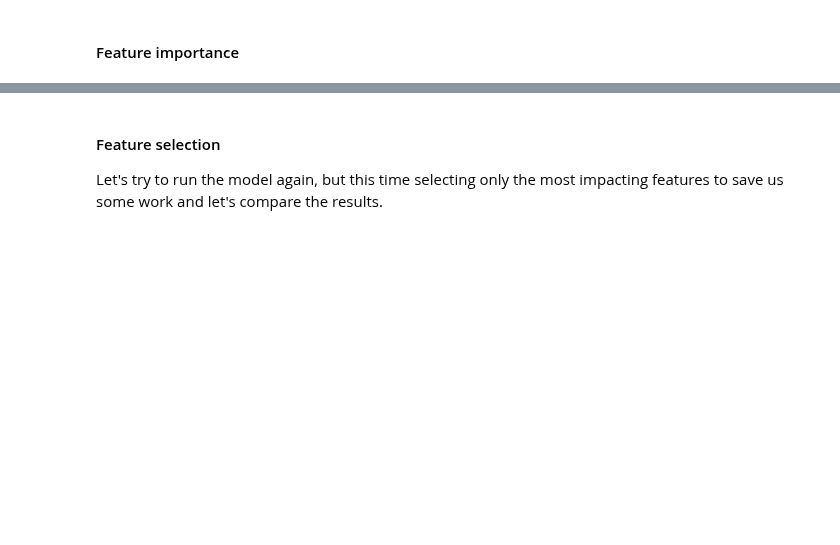
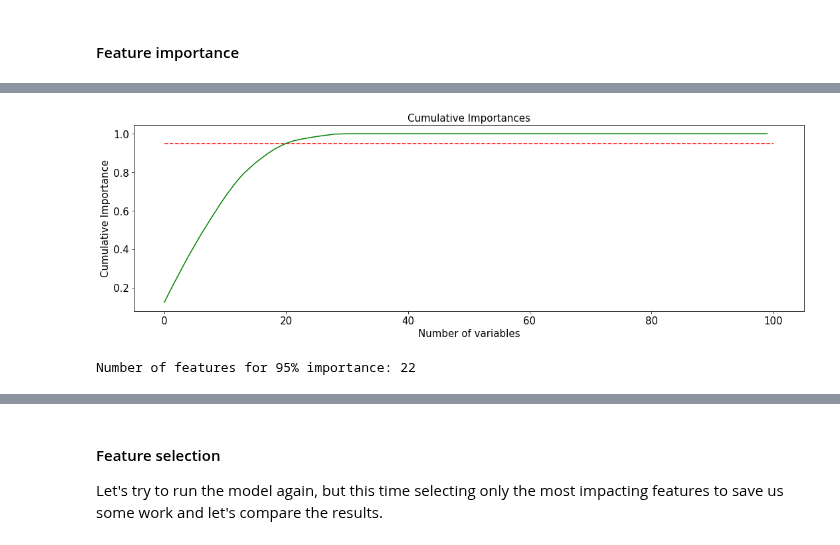
Before and after one commit to JulesTriomphe/dsip, a Jupyter notebook: Project/01_Grid_Search.ipynb, the cells around one changed output, grey strips where cells are left out. Cells and saved outputs as stored; diff of their text form; code cells hidden in the pictures; blank space fills up the shorter version.

```diff
--- a/Project/01_Grid_Search.ipynb
+++ b/Project/01_Grid_Search.ipynb
@@ -51,11 +54,11 @@ def pp_rf(test_size):
     list_of_files = glob.glob('50_by_100/Full*.csv') # * means all if need specific format then *.csv
     latest_file = max(list_of_files, key=os.path.getctime)
 
-    print(latest_file)
+    print('Latest file : ', latest_file)
 
     df_raw = pd.read_csv(latest_file, index_col=0)
-    df_raw.sort_index(inplace = True, ascending = True)
-    df_raw.sort_index(inplace = True, axis = 1)
+    #df_raw.sort_index(inplace = True, ascending = True)
+    #df_raw.sort_index(inplace = True, axis = 1)
 
     y = df_raw.COVID.copy()
     X = df_raw.drop(columns = ['COVID']).copy()
@@ -88 +96,27 @@ def plot_importance(feature_importance_sorted, n, type_of_search):
+# %%
+def plot_cumulative(feature_importance_sorted, type_of_search):
+    sorted_importances = [importance[1] for importance in feature_importance_sorted]
+    sorted_features = [importance[0] for importance in feature_importance_sorted]
+    x_values = list(range(len(feature_importance_sorted)))
+
+    cumulative_importances = np.cumsum(sorted_importances)
+
+    plt.figure(figsize=(15,5))
+    plt.plot(x_values, cumulative_importances, 'g-')
+    plt.hlines(y = 0.95, xmin=0, xmax=len(sorted_importances), color = 'r', linestyles = 'dashed')
+    plt.xlabel('Number of variables', fontsize = 15)
+    plt.ylabel('Cumulative Importance', fontsize = 15)
+    plt.title('Cumulative Importances', fontsize = 15)
+
+    plt.xticks(fontsize = 15)
+    plt.yticks(fontsize = 15)
+
+    plt.tight_layout()
+    plt.savefig('Cumulative importance '+type_of_search+'.png')
+    plt.show()
+
+    limit = np.where(cumulative_importances > 0.95)[0][0] + 1
+    print('Number of features for 95% importance:', limit)
+
+    return limit
 # %% [markdown]
@@ -108,13 +146,13 @@ This parameter is the number of trees that are going to be generated. Here the c
 # %%
 #n_estimators = range(10,5000,50)
-n_estimators = [100, 200, 500, 1000, 2000, 5000]
+n_estimators = [10, 20, 50, 100, 200, 500, 1000]
 #criterion = ['mse', 'mae']
 criterion = ['mse']
-max_depth = range(5,50,10)
+max_depth = range(5,16)
 #min_samples_split = range(2,100,2)
 min_samples_split = [2]
 #min_samples_leaf = range(2,100,2)
-min_samples_leaf = [2]
+min_samples_leaf = range(1,2)
 #max_features = ['sqrt', 'log2', None]
 max_features = ['sqrt']
 #bootstrap = [True, False]
@@ -193,0 +257,5 @@ plot_importance(grid_feature_importances, 20, 'Grid search')
+# %%
+limit = plot_cumulative(grid_feature_importances, 'Grid search')
+# %% [output]
+[figure, added]
+Number of features for 95% importance: 22
```
Also changed, not shown: parts of 21 cells of this notebook, 2 other files.
